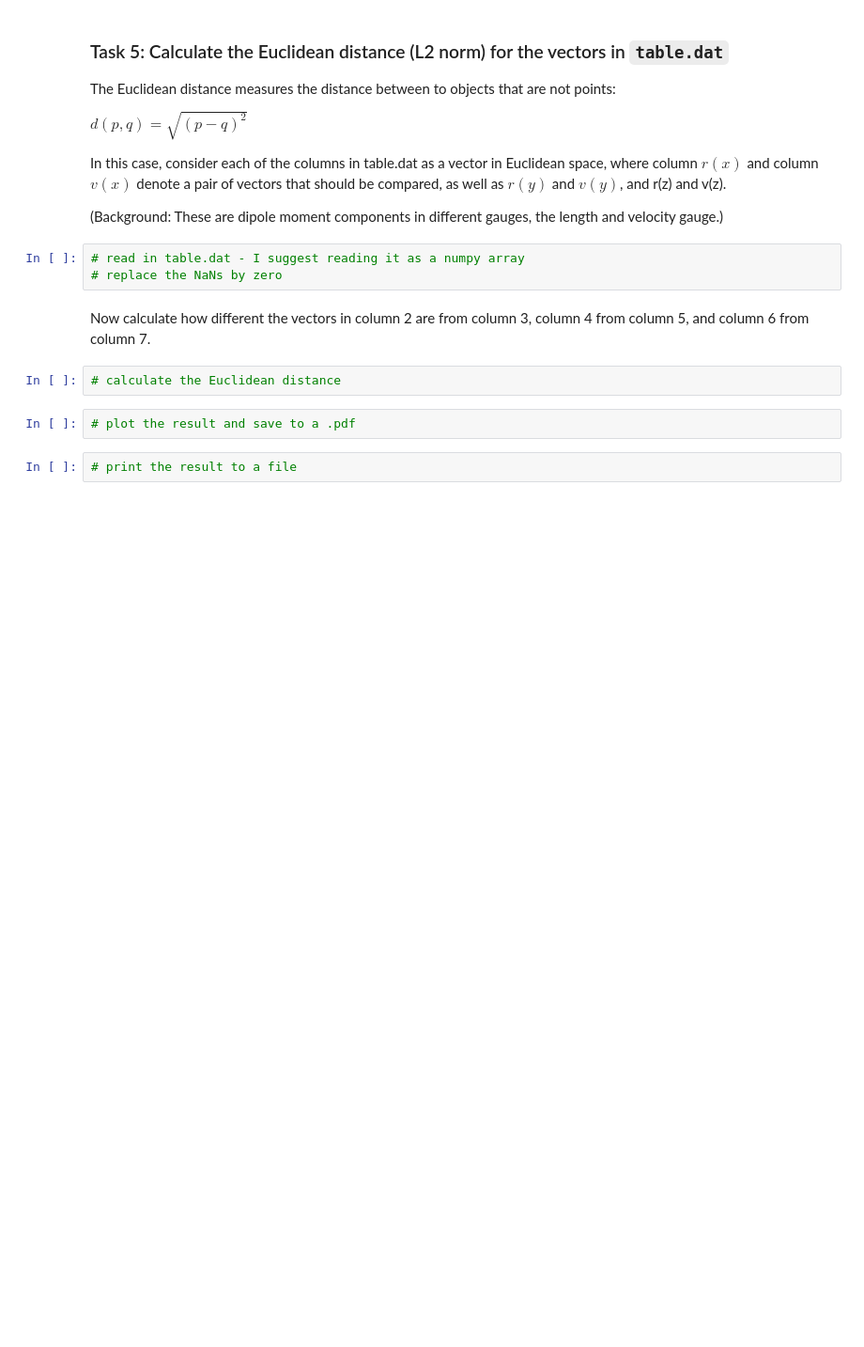
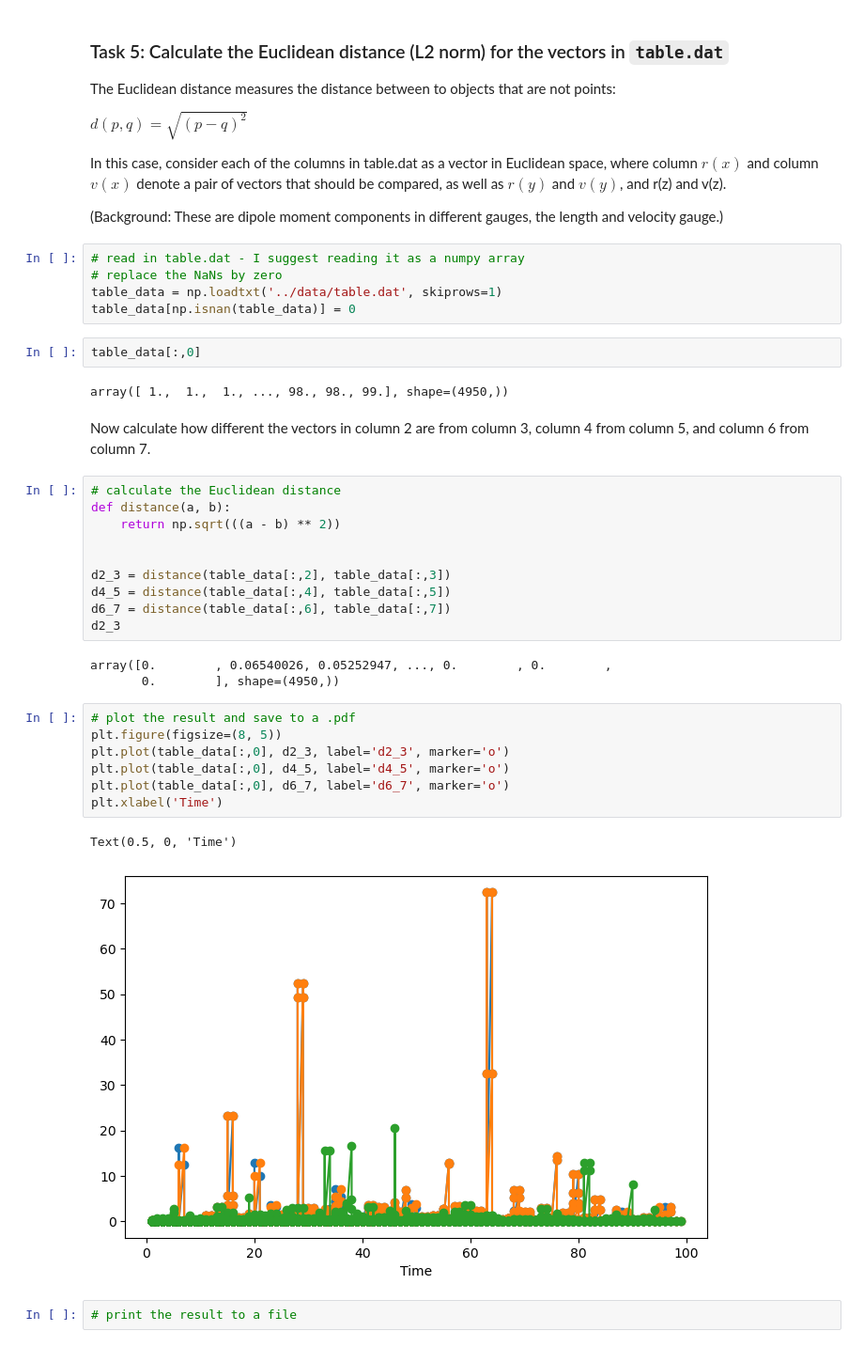
Before and after one commit to bram-ver/development-repo-assignment-2-shared, a Jupyter notebook: notebook/notebook_unit1.ipynb, the cells around one changed output. Shown at 94% size. Saved outputs shown, nothing was run; the diff lists cells and outputs as text; blank space fills up the shorter version.

```diff
--- a/notebook/notebook_unit1.ipynb
+++ b/notebook/notebook_unit1.ipynb
@@ -208,12 +225,37 @@ In this case, consider each of the columns in table.dat as a vector in Euclidean
 # %%
 # read in table.dat - I suggest reading it as a numpy array
 # replace the NaNs by zero
+table_data = np.loadtxt('../data/table.dat', skiprows=1)
+table_data[np.isnan(table_data)] = 0
+# %%
+table_data[:,0]
+# %% [output]
+array([ 1.,  1.,  1., ..., 98., 98., 99.], shape=(4950,))
 # %% [markdown]
 Now calculate how different the vectors in column 2 are from column 3, column 4 from column 5, and column 6 from column 7.
-# %%
-# calculate the Euclidean distance
-# %%
-# plot the result and save to a .pdf
+# %%
+# calculate the Euclidean distance
+def distance(a, b):
+    return np.sqrt(((a - b) ** 2))
+
+
+d2_3 = distance(table_data[:,2], table_data[:,3])
+d4_5 = distance(table_data[:,4], table_data[:,5])
+d6_7 = distance(table_data[:,6], table_data[:,7])
+d2_3
+# %% [output]
+array([0.        , 0.06540026, 0.05252947, ..., 0.        , 0.        ,
+       0.        ], shape=(4950,))
+# %%
+# plot the result and save to a .pdf
+plt.figure(figsize=(8, 5))
+plt.plot(table_data[:,0], d2_3, label='d2_3', marker='o')
+plt.plot(table_data[:,0], d4_5, label='d4_5', marker='o')
+plt.plot(table_data[:,0], d6_7, label='d6_7', marker='o')
+plt.xlabel('Time')
+# %% [output]
+Text(0.5, 0, 'Time')
+[figure, added]
 # %%
 # print the result to a file
 # %% [markdown]
```
Also changed, not shown: parts of 5 cells of this notebook.
